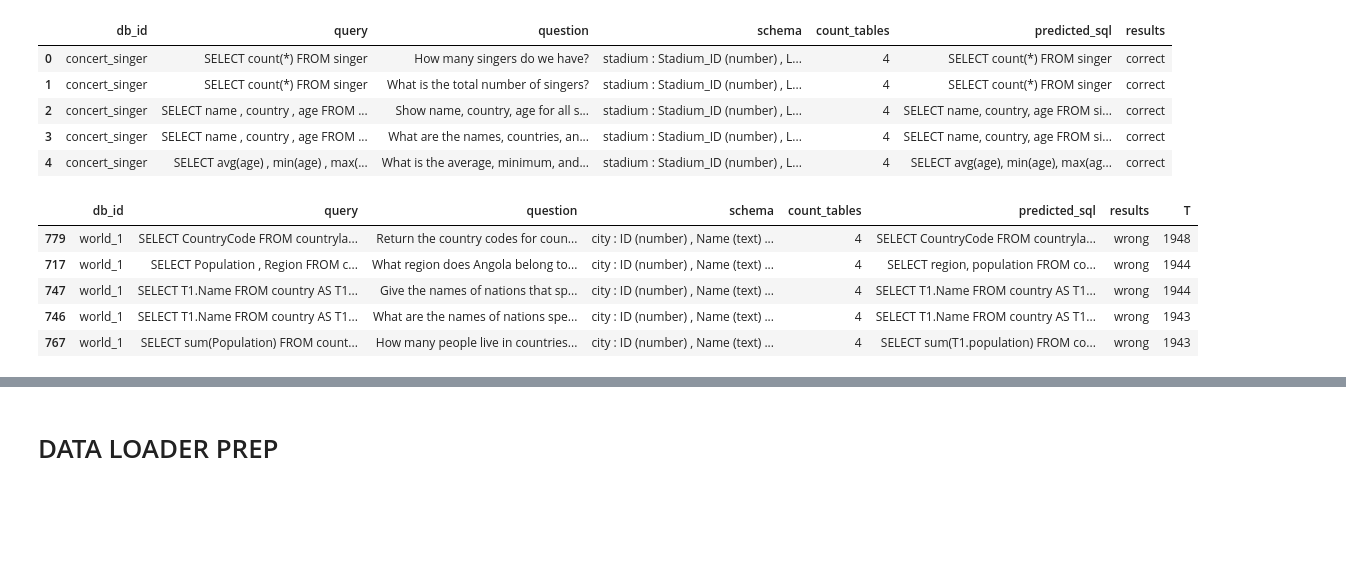
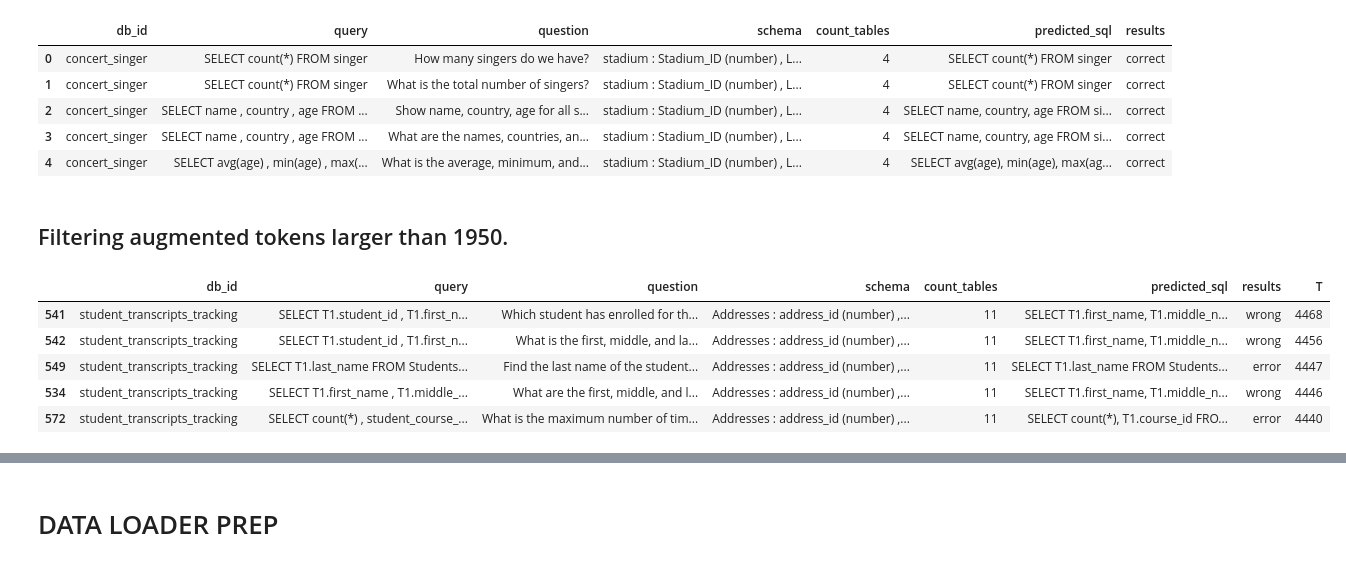
Before and after one commit to mehulpranay/ML_Framework, a Jupyter notebook: inference-notebook-for-question-to-sql-query.ipynb, the cells around one changed output, grey strips where cells are left out. Cells and saved outputs as stored; diff of their text form; code cells hidden in the pictures; blank space fills up the shorter version.

```diff
--- a/inference-notebook-for-question-to-sql-query.ipynb
+++ b/inference-notebook-for-question-to-sql-query.ipynb
@@ -344,27 +328,29 @@ validation_df.head()
 | 2 | concert_singer | SELECT name , country , age FROM ... | Show name, country, age for all s... | stadium : Stadium_ID (number) , L... | 4 | SELECT name, country, age FROM si... | correct |
 | 3 | concert_singer | SELECT name , country , age FROM ... | What are the names, countries, an... | stadium : Stadium_ID (number) , L... | 4 | SELECT name, country, age FROM si... | correct |
 | 4 | concert_singer | SELECT avg(age) , min(age) , max(... | What is the average, minimum, and... | stadium : Stadium_ID (number) , L... | 4 | SELECT avg(age), min(age), max(ag... | correct |
+# %% [markdown]
+## Filtering augmented tokens larger than 1950.
 # %%
 #schema_lookup, index, dataset, last_exec_sql = None, error_msg = None, inference = False
 total = len(validation_df)
 lengths = []
 for i in range(total):
     prompt = build_prompt( schema_lookup, index = i , dataset = validation_df, inference = True, schema_type = 1 )['text']
     lengths.append(len(prompt))
 
 validation_df['T'] = lengths
 
-filtered_df = validation_df[(validation_df['results'].isin(['error', 'wrong'])) & (validation_df['T']<1950)]
+filtered_df = validation_df[(validation_df['results'].isin(['error', 'wrong'])) & (validation_df['T']>1950)]
 
 # wrong_erro_df = filtered_df.loc[filtered_df['results'].isin(['error', 'wrong'])]
 filtered_sorted_df = filtered_df.sort_values(by='T', ascending = False)
 
 # print(len(idx_prompt_limit_exceeded))
 filtered_sorted_df.head()
 # %% [output]
 |  | db_id | query | question | schema | count_tables | predicted_sql | results | T |
-| 779 | world_1 | SELECT CountryCode FROM countryla... | Return the country codes for coun... | city : ID (number) , Name (text) ... | 4 | SELECT CountryCode FROM countryla... | wrong | 1948 |
-| 717 | world_1 | SELECT Population , Region FROM c... | What region does Angola belong to... | city : ID (number) , Name (text) ... | 4 | SELECT region, population FROM co... | wrong | 1944 |
-| 747 | world_1 | SELECT T1.Name FROM country AS T1... | Give the names of nations that sp... | city : ID (number) , Name (text) ... | 4 | SELECT T1.Name FROM country AS T1... | wrong | 1944 |
-| 746 | world_1 | SELECT T1.Name FROM country AS T1... | What are the names of nations spe... | city : ID (number) , Name (text) ... | 4 | SELECT T1.Name FROM country AS T1... | wrong | 1943 |
-| 767 | world_1 | SELECT sum(Population) FROM count... | How many people live in countries... | city : ID (number) , Name (text) ... | 4 | SELECT sum(T1.population) FROM co... | wrong | 1943 |
+| 541 | student_transcripts_tracking | SELECT T1.student_id , T1.first_n... | Which student has enrolled for th... | Addresses : address_id (number) ,... | 11 | SELECT T1.first_name, T1.middle_n... | wrong | 4468 |
+| 542 | student_transcripts_tracking | SELECT T1.student_id , T1.first_n... | What is the first, middle, and la... | Addresses : address_id (number) ,... | 11 | SELECT T1.first_name, T1.middle_n... | wrong | 4456 |
+| 549 | student_transcripts_tracking | SELECT T1.last_name FROM Students... | Find the last name of the student... | Addresses : address_id (number) ,... | 11 | SELECT T1.last_name FROM Students... | error | 4447 |
+| 534 | student_transcripts_tracking | SELECT T1.first_name , T1.middle_... | What are the first, middle, and l... | Addresses : address_id (number) ,... | 11 | SELECT T1.first_name, T1.middle_n... | wrong | 4446 |
+| 572 | student_transcripts_tracking | SELECT count(*) , student_course_... | What is the maximum number of tim... | Addresses : address_id (number) ,... | 11 | SELECT count(*), T1.course_id FRO... | error | 4440 |
```
Also changed, not shown: parts of 26 cells of this notebook.
